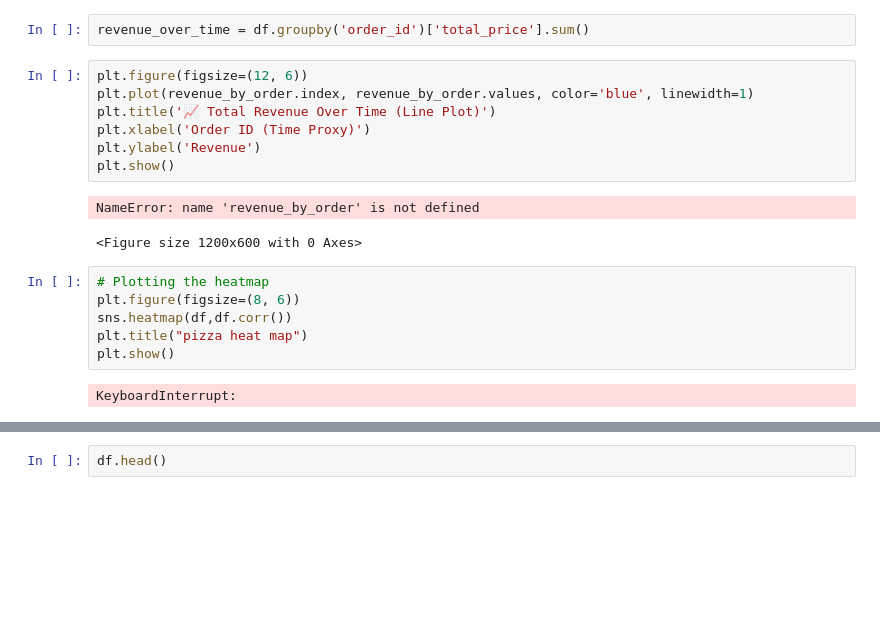
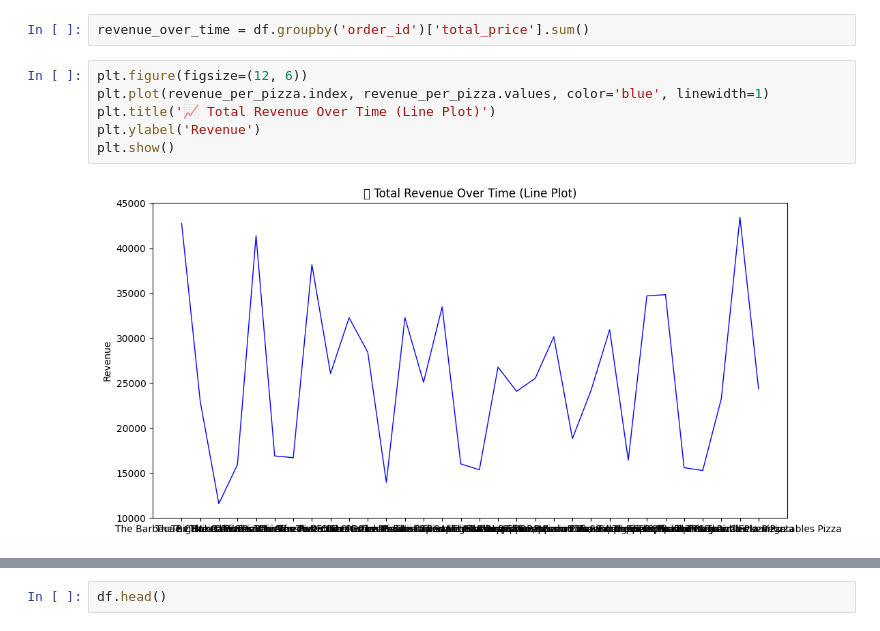
Before and after one commit to Aboudzito/ML-LR-KNN-Random-Forest-DL, a Jupyter notebook: "Easy_pizza"_Final_project_level_2.ipynb, the cells around one changed output, grey strips where cells are left out. Drawn from its saved outputs; the diff is of its cells as text; blank space fills up the shorter version.

```diff
--- a/"Easy_pizza"_Final_project_level_2.ipynb
+++ b/"Easy_pizza"_Final_project_level_2.ipynb
@@ -234,19 +223,9 @@ plt.show()
 revenue_over_time = df.groupby('order_id')['total_price'].sum()
 # %%
 plt.figure(figsize=(12, 6))
-plt.plot(revenue_by_order.index, revenue_by_order.values, color='blue', linewidth=1)
+plt.plot(revenue_per_pizza.index, revenue_per_pizza.values, color='blue', linewidth=1)
 plt.title('📈 Total Revenue Over Time (Line Plot)')
-plt.xlabel('Order ID (Time Proxy)')
 plt.ylabel('Revenue')
 plt.show()
 # %% [output]
-NameError: name 'revenue_by_order' is not defined
-<Figure size 1200x600 with 0 Axes>
+[figure, added]
-# %%
-# Plotting the heatmap
-plt.figure(figsize=(8, 6))
-sns.heatmap(df,df.corr())
-plt.title("pizza heat map")
-plt.show()
-# %% [output]
-KeyboardInterrupt:
```
Also changed, not shown: parts of 17 cells of this notebook.
